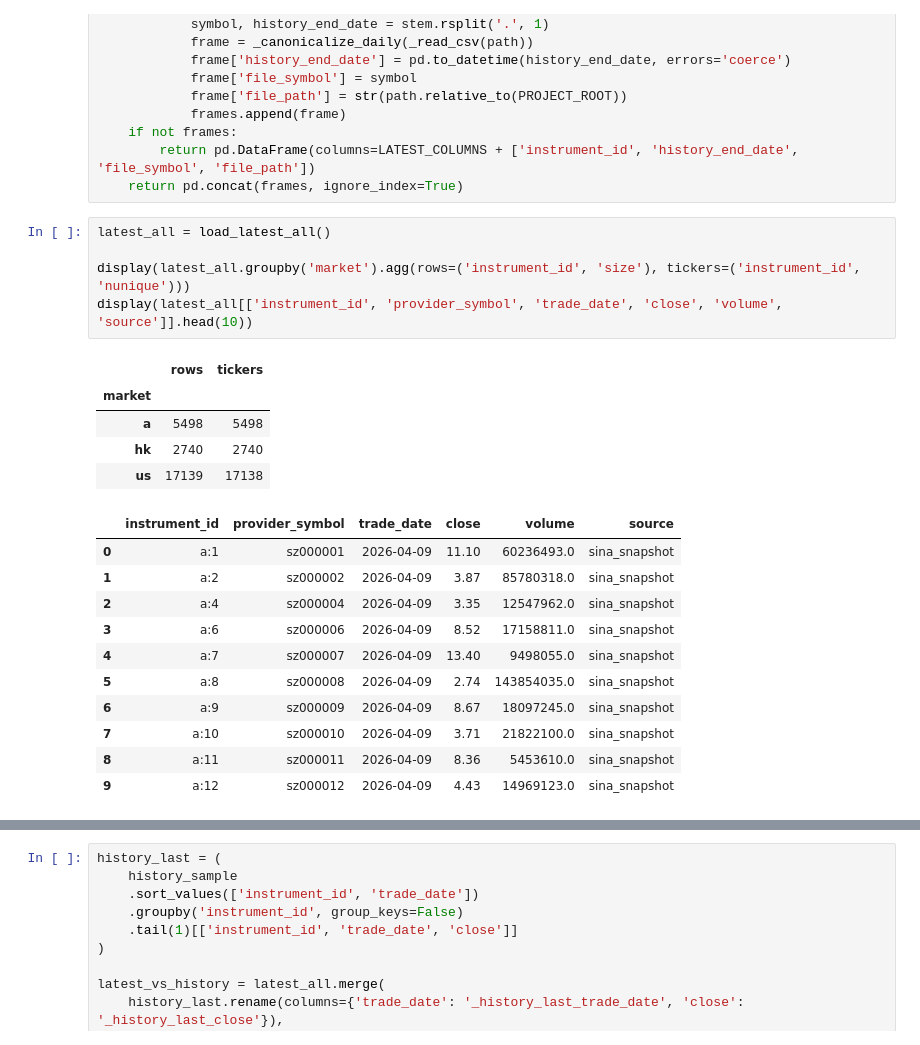
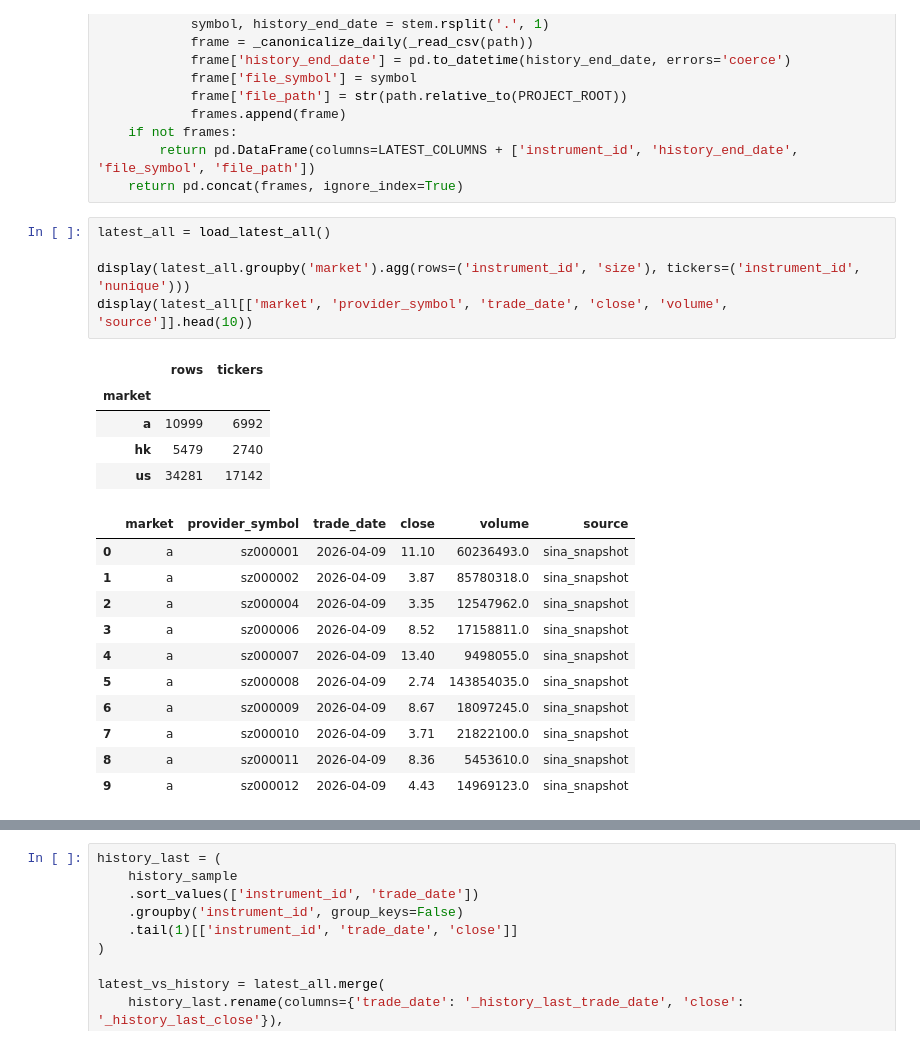
Before and after one commit to zeronorm/trade, a Jupyter notebook: notebooks/load_all_markets_data.ipynb, the cells around one changed output, grey strips where cells are left out. Saved outputs shown, nothing was run; the diff lists cells and outputs as text.

Commit message:
Refactor market data sync pipeline

```diff
--- a/notebooks/load_all_markets_data.ipynb
+++ b/notebooks/load_all_markets_data.ipynb
@@ -126,25 +126,25 @@ def load_history_all(markets=('a', 'hk', 'us'), max_files_per_market=None) -> pd
 # %%
 latest_all = load_latest_all()
 
 display(latest_all.groupby('market').agg(rows=('instrument_id', 'size'), tickers=('instrument_id', 'nunique')))
-display(latest_all[['instrument_id', 'provider_symbol', 'trade_date', 'close', 'volume', 'source']].head(10))
+display(latest_all[['market', 'provider_symbol', 'trade_date', 'close', 'volume', 'source']].head(10))
 # %% [output]
 |  | rows | tickers |
 | market |  |  |
-| a | 5498 | 5498 |
-| hk | 2740 | 2740 |
-| us | 17139 | 17138 |
+| a | 10999 | 6992 |
+| hk | 5479 | 2740 |
+| us | 34281 | 17142 |
-|  | instrument_id | provider_symbol | trade_date | close | volume | source |
-| 0 | a:1 | sz000001 | 2026-04-09 | 11.10 | 60236493.0 | sina_snapshot |
-| 1 | a:2 | sz000002 | 2026-04-09 | 3.87 | 85780318.0 | sina_snapshot |
-| 2 | a:4 | sz000004 | 2026-04-09 | 3.35 | 12547962.0 | sina_snapshot |
-| 3 | a:6 | sz000006 | 2026-04-09 | 8.52 | 17158811.0 | sina_snapshot |
-| 4 | a:7 | sz000007 | 2026-04-09 | 13.40 | 9498055.0 | sina_snapshot |
-| 5 | a:8 | sz000008 | 2026-04-09 | 2.74 | 143854035.0 | sina_snapshot |
-| 6 | a:9 | sz000009 | 2026-04-09 | 8.67 | 18097245.0 | sina_snapshot |
-| 7 | a:10 | sz000010 | 2026-04-09 | 3.71 | 21822100.0 | sina_snapshot |
-| 8 | a:11 | sz000011 | 2026-04-09 | 8.36 | 5453610.0 | sina_snapshot |
-| 9 | a:12 | sz000012 | 2026-04-09 | 4.43 | 14969123.0 | sina_snapshot |
+|  | market | provider_symbol | trade_date | close | volume | source |
+| 0 | a | sz000001 | 2026-04-09 | 11.10 | 60236493.0 | sina_snapshot |
+| 1 | a | sz000002 | 2026-04-09 | 3.87 | 85780318.0 | sina_snapshot |
+| 2 | a | sz000004 | 2026-04-09 | 3.35 | 12547962.0 | sina_snapshot |
+| 3 | a | sz000006 | 2026-04-09 | 8.52 | 17158811.0 | sina_snapshot |
+| 4 | a | sz000007 | 2026-04-09 | 13.40 | 9498055.0 | sina_snapshot |
+| 5 | a | sz000008 | 2026-04-09 | 2.74 | 143854035.0 | sina_snapshot |
+| 6 | a | sz000009 | 2026-04-09 | 8.67 | 18097245.0 | sina_snapshot |
+| 7 | a | sz000010 | 2026-04-09 | 3.71 | 21822100.0 | sina_snapshot |
+| 8 | a | sz000011 | 2026-04-09 | 8.36 | 5453610.0 | sina_snapshot |
+| 9 | a | sz000012 | 2026-04-09 | 4.43 | 14969123.0 | sina_snapshot |
 # %%
 latest_sample = (
     latest_all
```
Also changed, not shown: parts of 6 cells of this notebook, 33 other files.
